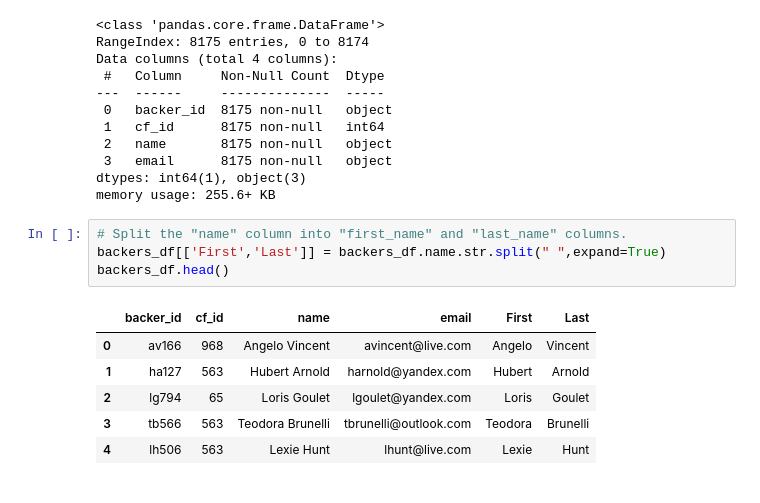
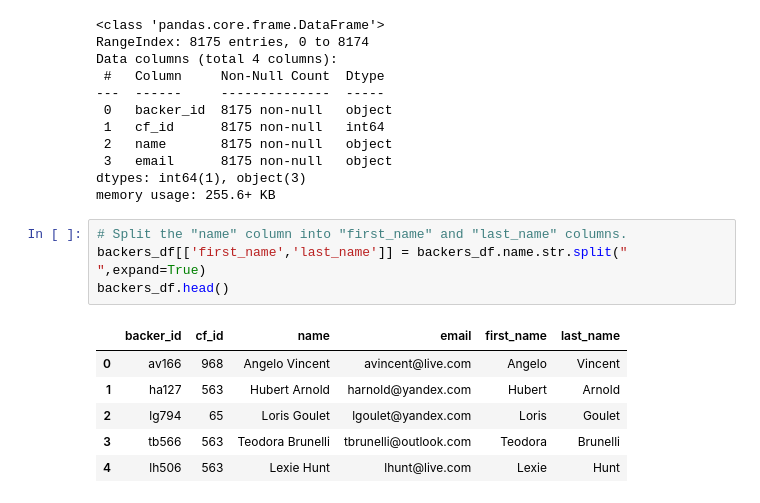
Before and after one commit to rachelc313/Crowfunding-ETL, a Jupyter notebook: Extract-Transform_final_code.ipynb.ipynb, the cells around one changed output. Cells and saved outputs as stored; diff of their text form.

```diff
--- a/Extract-Transform_final_code.ipynb.ipynb
+++ b/Extract-Transform_final_code.ipynb.ipynb
@@ -87,10 +80,10 @@ dtypes: int64(1), object(3)
 memory usage: 255.6+ KB
 # %%
 # Split the "name" column into "first_name" and "last_name" columns.
-backers_df[['First','Last']] = backers_df.name.str.split(" ",expand=True)
+backers_df[['first_name','last_name']] = backers_df.name.str.split(" ",expand=True)
 backers_df.head()
 # %% [output]
-|  | backer_id | cf_id | name | email | First | Last |
+|  | backer_id | cf_id | name | email | first_name | last_name |
 | 0 | av166 | 968 | Angelo Vincent | avincent@live.com | Angelo | Vincent |
 | 1 | ha127 | 563 | Hubert Arnold | harnold@yandex.com | Hubert | Arnold |
 | 2 | lg794 | 65 | Loris Goulet | lgoulet@yandex.com | Loris | Goulet |
```
Also changed, not shown: parts of 3 cells of this notebook, 1 other file.
